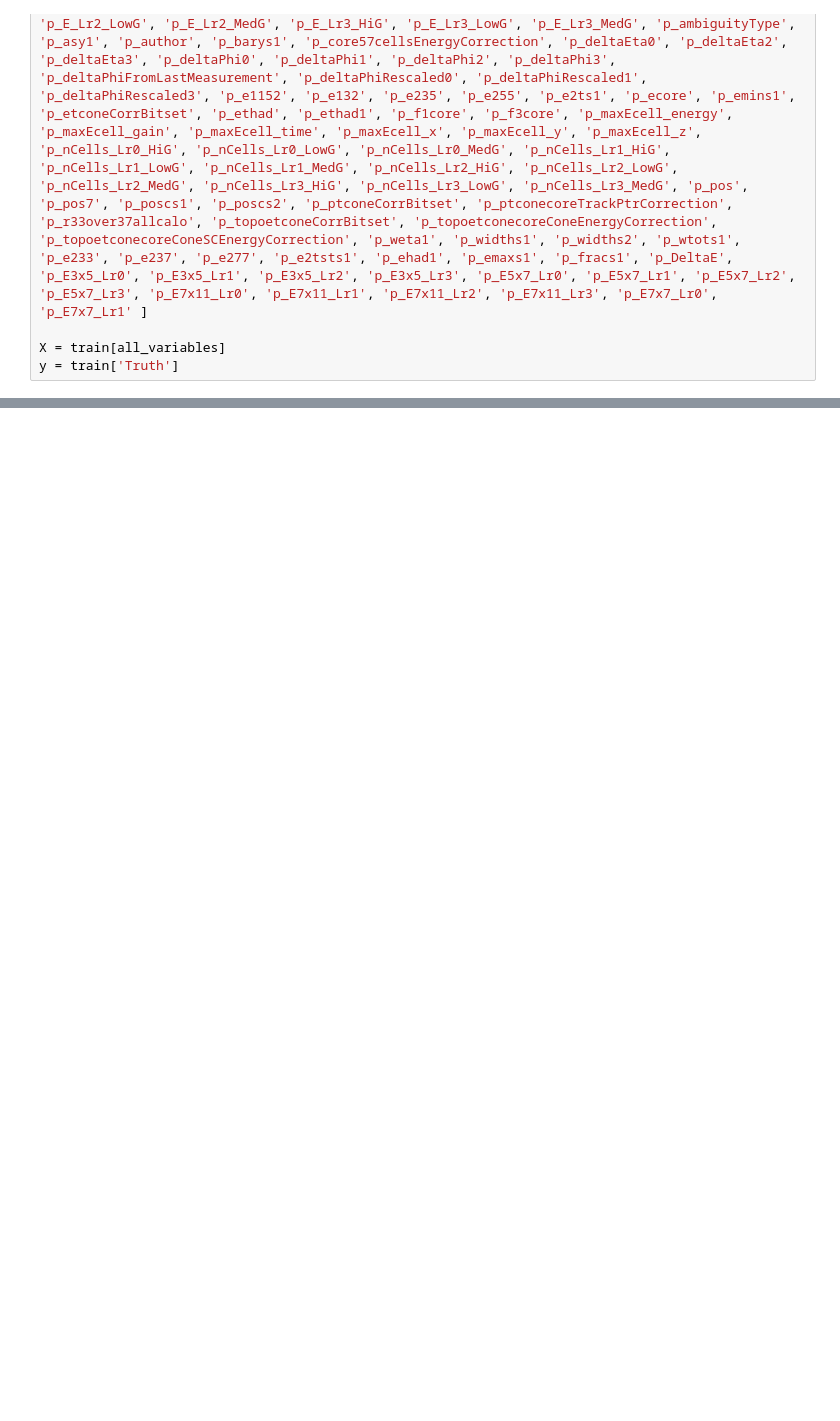
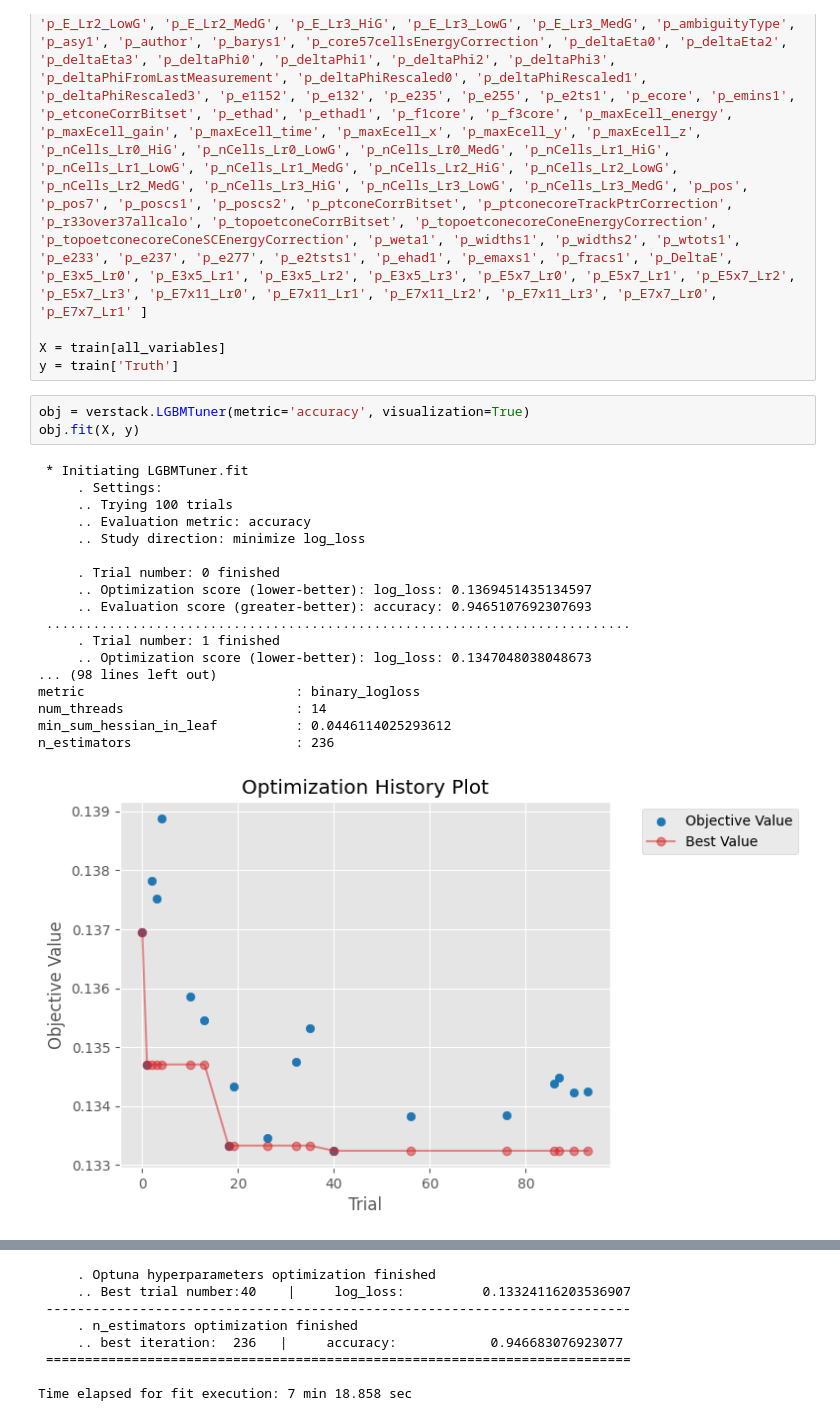
Before and after one commit to rizfn/AppliedML2023, a Jupyter notebook: InitialProject/InitProject.ipynb, the cells around one changed output, grey strips where cells are left out. Saved outputs shown, nothing was run; the diff lists cells and outputs as text; blank space fills up the shorter version.

```diff
--- a/InitialProject/InitProject.ipynb
+++ b/InitialProject/InitProject.ipynb
@@ -32,3 +34,25 @@ all_variables = ['actualInteractionsPerCrossing', 'averageInteractionsPerCrossin
 
 X = train[all_variables]
 y = train['Truth']
+# %%
+obj = verstack.LGBMTuner(metric='accuracy', visualization=True)
+obj.fit(X, y)
+# %% [output]
+ * Initiating LGBMTuner.fit
+     . Settings:
+     .. Trying 100 trials
+     .. Evaluation metric: accuracy
+     .. Study direction: minimize log_loss
+
+     . Trial number: 0 finished
+     .. Optimization score (lower-better): log_loss: 0.1369451435134597
+     .. Evaluation score (greater-better): accuracy: 0.9465107692307693
+ ...........................................................................
+     . Trial number: 1 finished
+     .. Optimization score (lower-better): log_loss: 0.1347048038048673
+... (98 lines left out)
+metric                           : binary_logloss
+num_threads                      : 14
+min_sum_hessian_in_leaf          : 0.0446114025293612
+n_estimators                     : 236
+[figure, added]
@@ -34,0 +62,8 @@ y = train['Truth']
+     . Optuna hyperparameters optimization finished
+     .. Best trial number:40    |     log_loss:          0.13324116203536907
+ ---------------------------------------------------------------------------
+     . n_estimators optimization finished
+     .. best iteration:  236   |     accuracy:            0.946683076923077
+ ===========================================================================
+
+Time elapsed for fit execution: 7 min 18.858 sec
```
Also changed, not shown: parts of 19 cells of this notebook, 1 other file.
